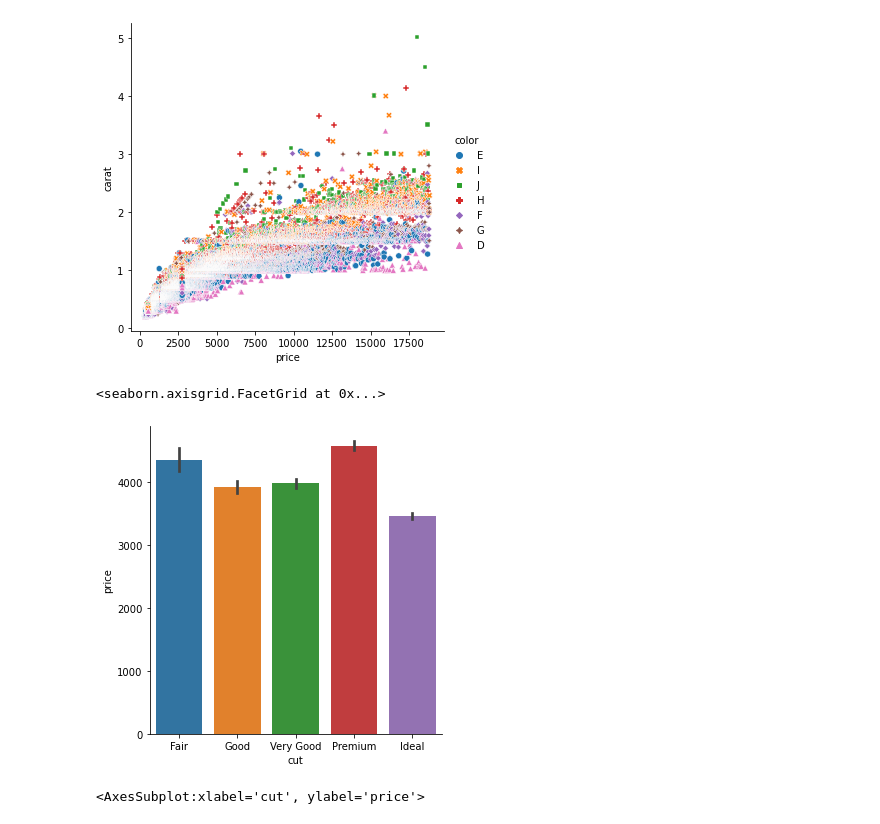
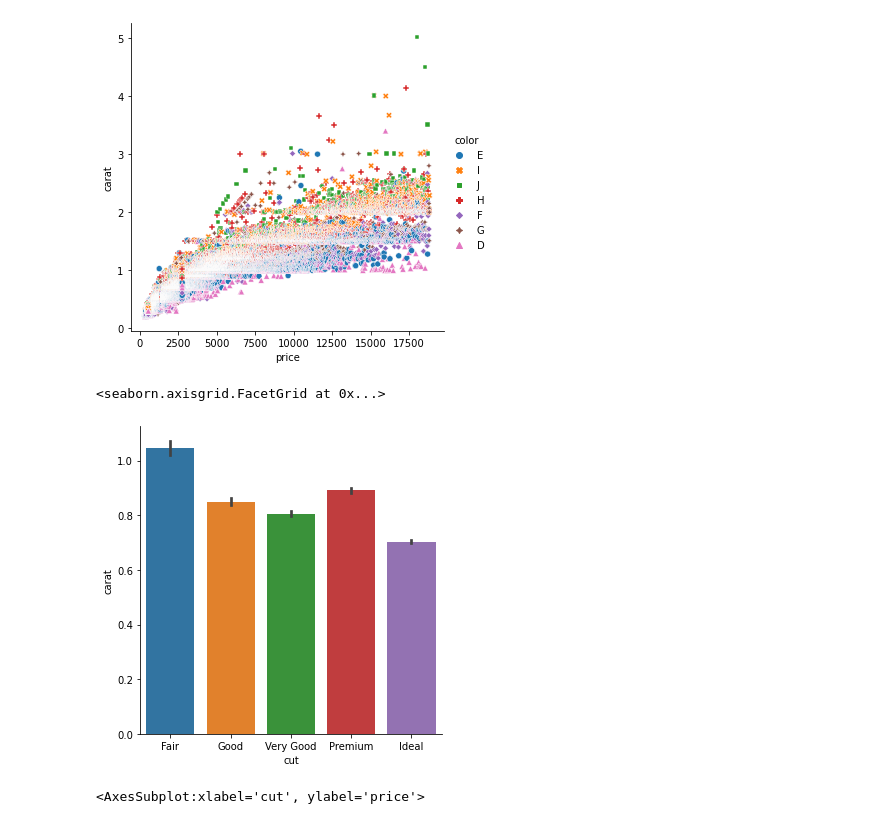
Before and after one commit to franco3x/Diamonds-EDA, a Jupyter notebook: Diamonds EDA.ipynb, the cells around one changed output. Cells and saved outputs as stored; diff of their text form; code cells hidden in the pictures.

```diff
--- a/Diamonds EDA.ipynb
+++ b/Diamonds EDA.ipynb
@@ -895,10 +1040,10 @@ sns.relplot(x="price", y="carat", data=df, kind="scatter", hue="color", style="c
 <seaborn.axisgrid.FacetGrid at 0x...>
 [figure]
 # %%
-sns.catplot(data=df, x="cut", y="price", kind="bar", order=cut_order)
+sns.catplot(data=df, x="cut", y="carat", kind="bar", order=cut_order)
 # %% [output]
 <seaborn.axisgrid.FacetGrid at 0x...>
-[figure, old version]
+[figure, new version]
 # %%
 sns.barplot(data=df, x="cut", y="price", order=cut_order)
 # %% [output]
```
Also changed, not shown: parts of 25 cells of this notebook.
